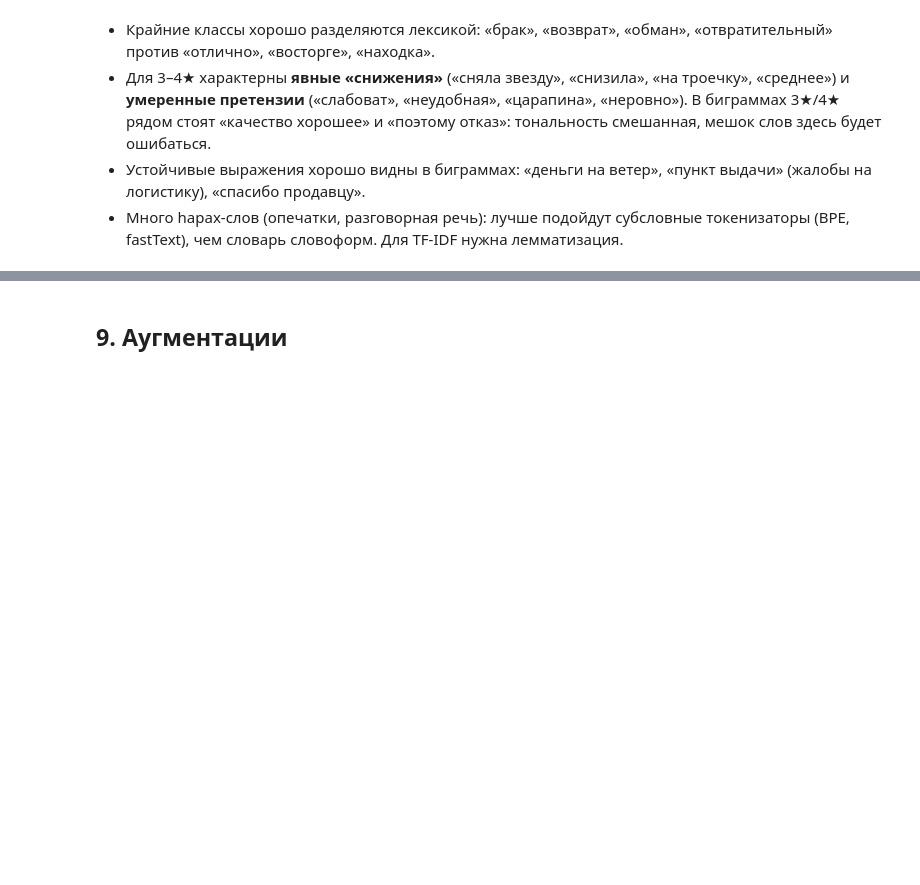
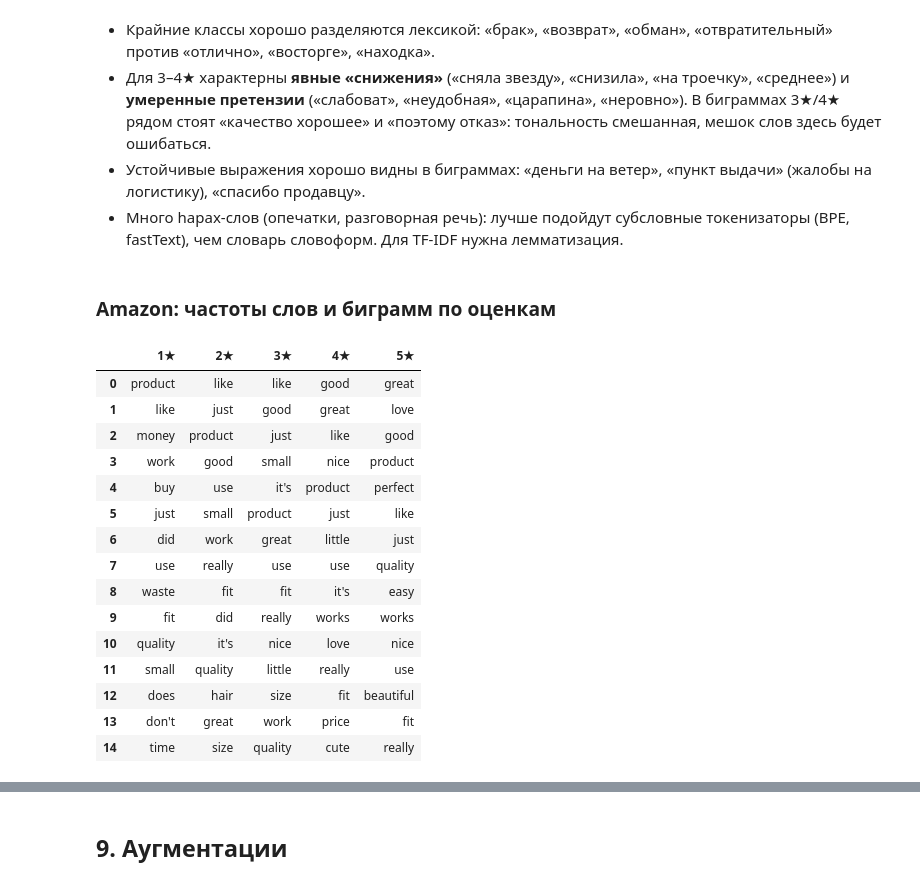
Before and after one commit to ChervovNikita/hse_ai_course_work, a Jupyter notebook: EDA.ipynb, the cells around one changed output, grey strips where cells are left out. Cells and saved outputs as stored; diff of their text form; code cells hidden in the pictures; blank space fills up the shorter version.

```diff
--- a/EDA.ipynb
+++ b/EDA.ipynb
@@ -634,3 +709,31 @@ pd.DataFrame({f'{r}★': top_bigrams(tokens[reviews.rating == r]) for r in range
 - Для 3–4★ характерны **явные «снижения»** («сняла звезду», «снизила», «на троечку», «среднее») и **умеренные претензии** («слабоват», «неудобная», «царапина», «неровно»). В биграммах 3★/4★ рядом стоят «качество хорошее» и «поэтому отказ»: тональность смешанная, мешок слов здесь будет ошибаться.
 - Устойчивые выражения хорошо видны в биграммах: «деньги на ветер», «пункт выдачи» (жалобы на логистику), «спасибо продавцу».
 - Много hapax-слов (опечатки, разговорная речь): лучше подойдут субсловные токенизаторы (BPE, fastText), чем словарь словоформ. Для TF-IDF нужна лемматизация.
+# %% [markdown]
+### Amazon: частоты слов и биграмм по оценкам
+# %%
+def tokenize_en(s):
+    """Lowercase latin tokens without stopwords."""
+    return [w for w in re.findall("[a-z']+", s.lower()) if len(w) > 2 and w not in ENGLISH_STOP_WORDS]
+
+
+tokens_en = amazon.full_text.apply(tokenize_en)
+pd.DataFrame({f'{r}★': [w for w, _ in Counter(w for ts in tokens_en[amazon.rating == r] for w in ts).most_common(15)]
+              for r in range(1, 6)})
+# %% [output]
+|  | 1★ | 2★ | 3★ | 4★ | 5★ |
+| 0 | product | like | like | good | great |
+| 1 | like | just | good | great | love |
+| 2 | money | product | just | like | good |
+| 3 | work | good | small | nice | product |
+| 4 | buy | use | it's | product | perfect |
+| 5 | just | small | product | just | like |
+| 6 | did | work | great | little | just |
+| 7 | use | really | use | use | quality |
+| 8 | waste | fit | fit | it's | easy |
+| 9 | fit | did | really | works | works |
+| 10 | quality | it's | nice | love | nice |
+| 11 | small | quality | little | really | use |
+| 12 | does | hair | size | fit | beautiful |
+| 13 | don't | great | work | price | fit |
+| 14 | time | size | quality | cute | really |
```
Also changed, not shown: parts of 33 cells of this notebook, 2 other files.
